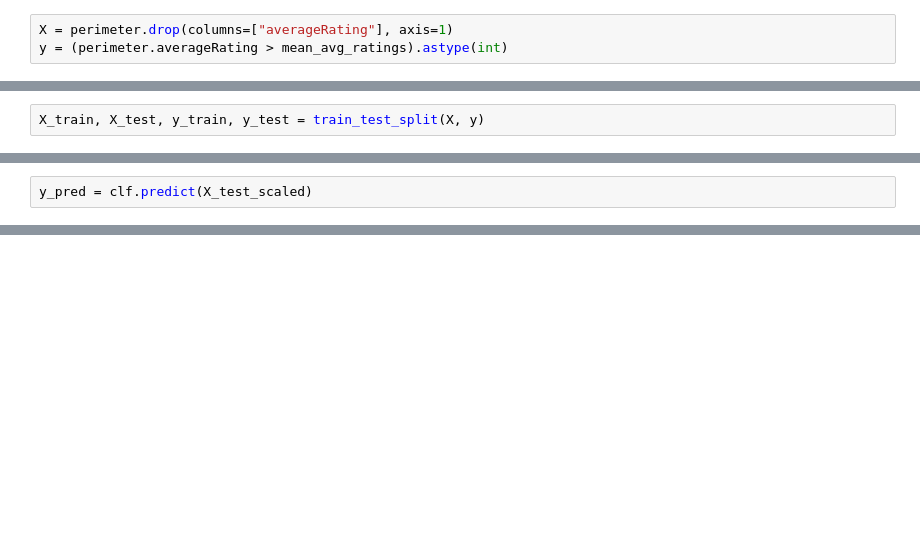
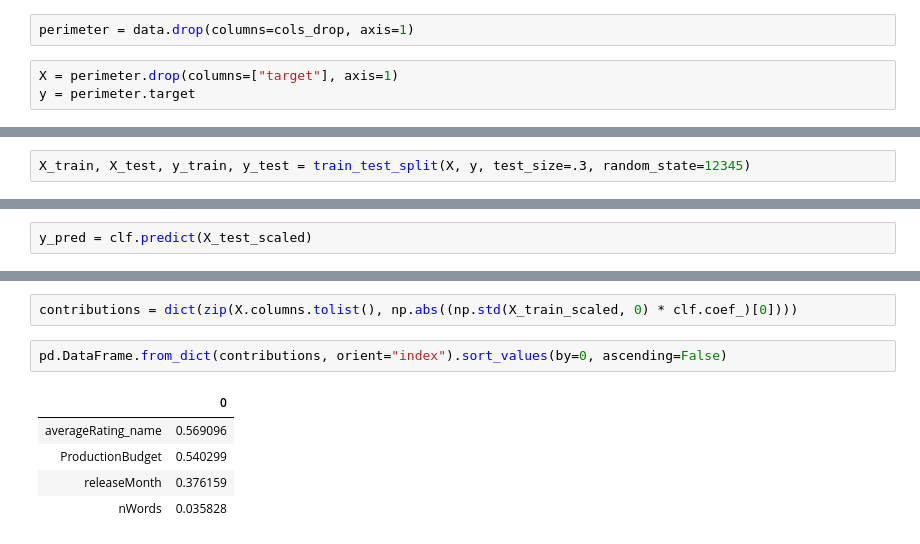
Before and after one commit to michaeltouze/datasciencest-movie, a Jupyter notebook: src/Modeling.ipynb, the cells around one changed output, grey strips where cells are left out. Drawn from its saved outputs; the diff is of its cells as text; blank space fills up the shorter version.

```diff
--- a/src/Modeling.ipynb
+++ b/src/Modeling.ipynb
@@ -106,3 +106,5 @@ print(mean_avg_ratings)
+# %%
+perimeter = data.drop(columns=cols_drop, axis=1)
 # %%
-X = perimeter.drop(columns=["averageRating"], axis=1)
-y = (perimeter.averageRating > mean_avg_ratings).astype(int)
+X = perimeter.drop(columns=["target"], axis=1)
+y = perimeter.target
@@ -119,5 +111,5 @@ Name: averageRating, dtype: int32
 # %%
-X_train, X_test, y_train, y_test = train_test_split(X, y)
+X_train, X_test, y_train, y_test = train_test_split(X, y, test_size=.3, random_state=12345)
 # %%
 scaler = StandardScaler()
 scaler.fit(X_train)
@@ -146,0 +141,10 @@ weighted avg       0.65      0.65      0.65       948
+# %%
+contributions = dict(zip(X.columns.tolist(), np.abs((np.std(X_train_scaled, 0) * clf.coef_)[0])))
+# %%
+pd.DataFrame.from_dict(contributions, orient="index").sort_values(by=0, ascending=False)
+# %% [output]
+|  | 0 |
+| averageRating_name | 0.569096 |
+| ProductionBudget | 0.540299 |
+| releaseMonth | 0.376159 |
+| nWords | 0.035828 |
```
Also changed, not shown: parts of 18 cells of this notebook, 3 other files.
